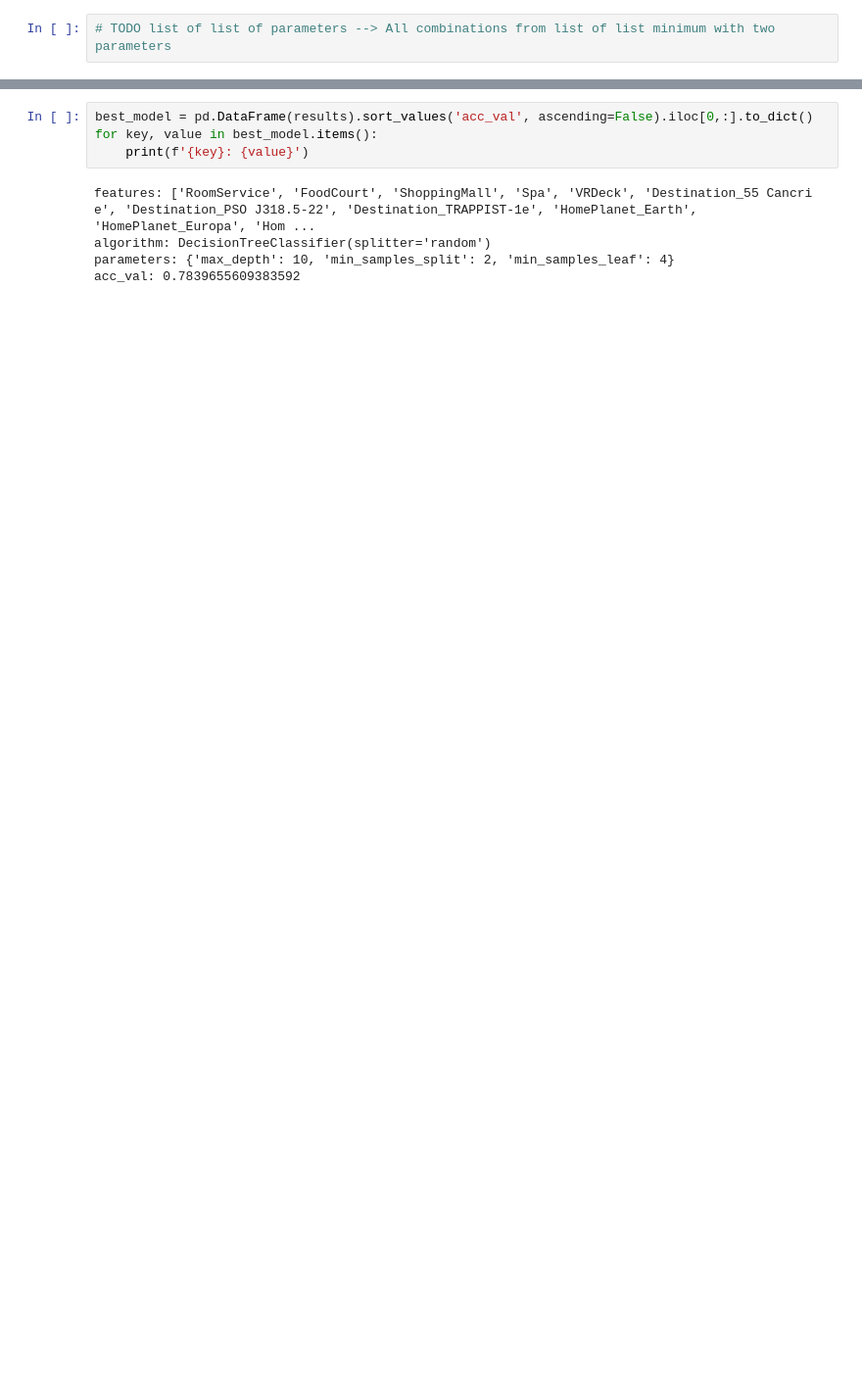
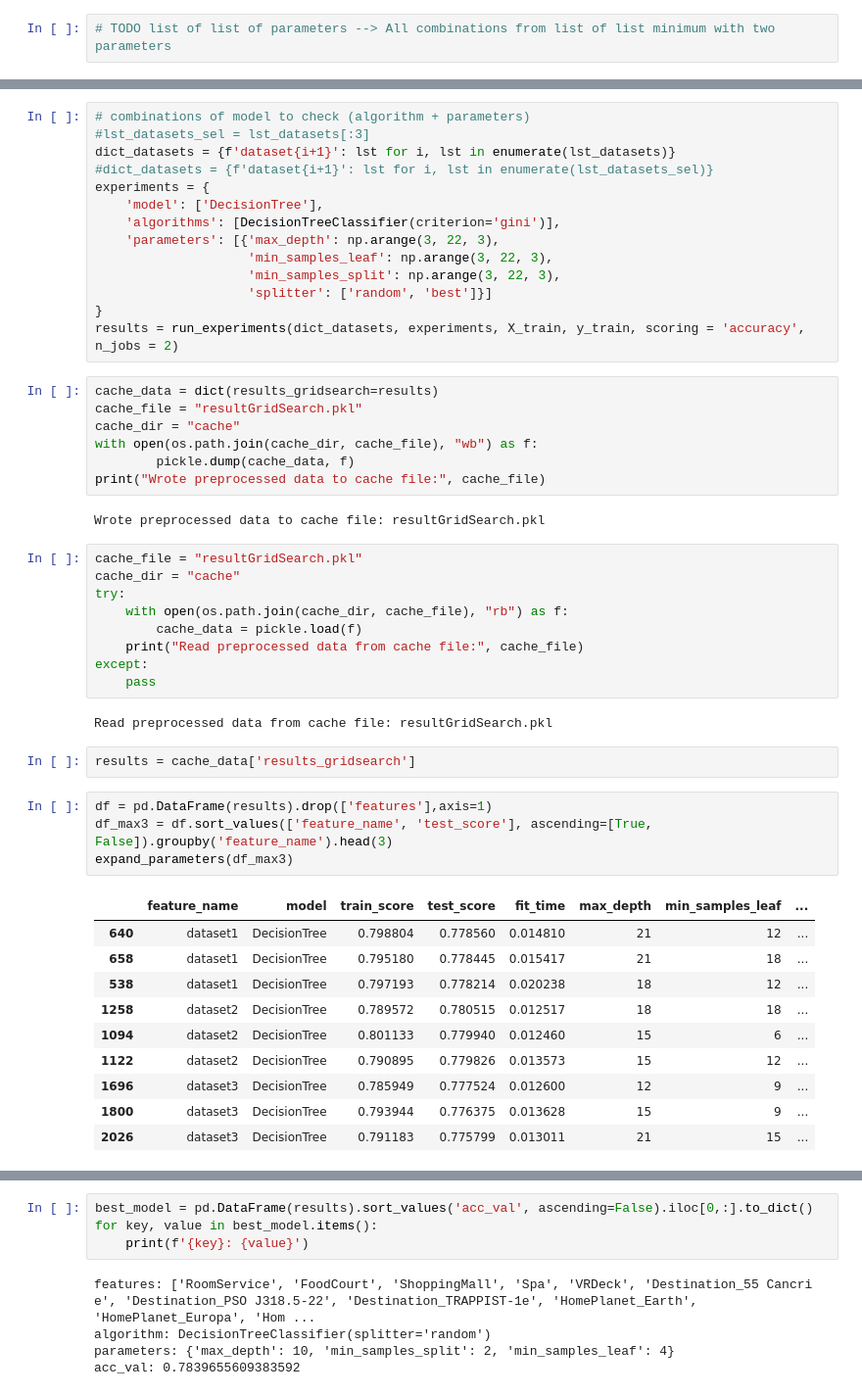
Before and after one commit to mapardo-lab/spaceshipTitanic, a Jupyter notebook: ModelTraining.ipynb, the cells around one changed output, grey strips where cells are left out. Shown at 98% size. Cells and saved outputs as stored; diff of their text form; blank space fills up the shorter version.

```diff
--- a/ModelTraining.ipynb
+++ b/ModelTraining.ipynb
@@ -416 +296,52 @@ len(lst)
+# %%
+# combinations of model to check (algorithm + parameters)
+#lst_datasets_sel = lst_datasets[:3]
+dict_datasets = {f'dataset{i+1}': lst for i, lst in enumerate(lst_datasets)}
+#dict_datasets = {f'dataset{i+1}': lst for i, lst in enumerate(lst_datasets_sel)}
+experiments = {
+    'model': ['DecisionTree'],
+    'algorithms': [DecisionTreeClassifier(criterion='gini')],
+    'parameters': [{'max_depth': np.arange(3, 22, 3),
+                    'min_samples_leaf': np.arange(3, 22, 3),
+                    'min_samples_split': np.arange(3, 22, 3),
+                    'splitter': ['random', 'best']}]
+}
+results = run_experiments(dict_datasets, experiments, X_train, y_train, scoring = 'accuracy', n_jobs = 2)
+# %%
+cache_data = dict(results_gridsearch=results)
+cache_file = "resultGridSearch.pkl"
+cache_dir = "cache"
+with open(os.path.join(cache_dir, cache_file), "wb") as f:
+        pickle.dump(cache_data, f)
+print("Wrote preprocessed data to cache file:", cache_file)
+# %% [output]
+Wrote preprocessed data to cache file: resultGridSearch.pkl
+# %%
+cache_file = "resultGridSearch.pkl"
+cache_dir = "cache"
+try:
+    with open(os.path.join(cache_dir, cache_file), "rb") as f:
+        cache_data = pickle.load(f)
+    print("Read preprocessed data from cache file:", cache_file)
+except:
+    pass
+# %% [output]
+Read preprocessed data from cache file: resultGridSearch.pkl
+# %%
+results = cache_data['results_gridsearch']
+# %%
+df = pd.DataFrame(results).drop(['features'],axis=1)
+df_max3 = df.sort_values(['feature_name', 'test_score'], ascending=[True, False]).groupby('feature_name').head(3)
+expand_parameters(df_max3)
+# %% [output]
+|  | feature_name | model | train_score | test_score | fit_time | max_depth | min_samples_leaf | ... |
+| 640 | dataset1 | DecisionTree | 0.798804 | 0.778560 | 0.014810 | 21 | 12 | ... |
+| 658 | dataset1 | DecisionTree | 0.795180 | 0.778445 | 0.015417 | 21 | 18 | ... |
+| 538 | dataset1 | DecisionTree | 0.797193 | 0.778214 | 0.020238 | 18 | 12 | ... |
+| 1258 | dataset2 | DecisionTree | 0.789572 | 0.780515 | 0.012517 | 18 | 18 | ... |
+| 1094 | dataset2 | DecisionTree | 0.801133 | 0.779940 | 0.012460 | 15 | 6 | ... |
+| 1122 | dataset2 | DecisionTree | 0.790895 | 0.779826 | 0.013573 | 15 | 12 | ... |
+| 1696 | dataset3 | DecisionTree | 0.785949 | 0.777524 | 0.012600 | 12 | 9 | ... |
+| 1800 | dataset3 | DecisionTree | 0.793944 | 0.776375 | 0.013628 | 15 | 9 | ... |
+| 2026 | dataset3 | DecisionTree | 0.791183 | 0.775799 | 0.013011 | 21 | 15 | ... |
 # %%
```
Also changed, not shown: parts of 19 cells of this notebook, 1 other file.
